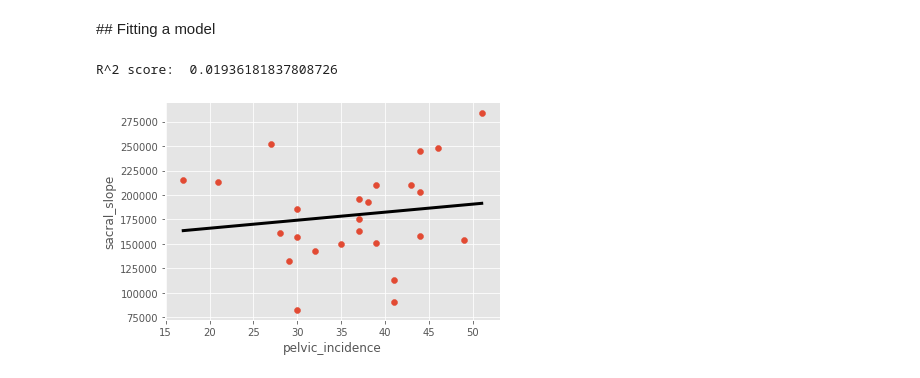
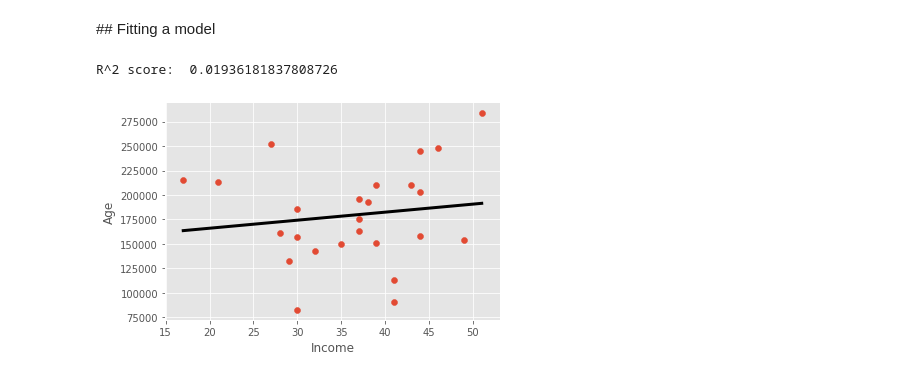
Before and after one commit to bozicb/bozicb.github.io, a Jupyter notebook: lectures/MLDA/Week 1/lab/Lab1.ipynb, the cells around one changed output. Cells and saved outputs as stored; diff of their text form; code cells hidden in the pictures.

```diff
--- a/lectures/MLDA/Week 1/lab/Lab1.ipynb
+++ b/lectures/MLDA/Week 1/lab/Lab1.ipynb
@@ -86,21 +83,21 @@ plt.show()
 # %%
 # LinearRegression
 from sklearn.linear_model import LinearRegression
 reg = LinearRegression()
 # Predict space
 predict_space = np.linspace(min(x), max(x)).reshape(-1,1)
 # Fit
 reg.fit(x,y)
 # Predict
 predicted = reg.predict(predict_space)
 # R^2
 print('R^2 score: ',reg.score(x, y))
 # Plot regression line and scatter
 plt.plot(predict_space, predicted, color='black', linewidth=3)
 plt.scatter(x=x,y=y)
-plt.xlabel('pelvic_incidence')
-plt.ylabel('sacral_slope')
+plt.xlabel('Income')
+plt.ylabel('Age')
 plt.show()
 # %% [output]
 R^2 score:  0.01936181837808726
-[figure, old version]
+[figure, new version]
```
Also changed, not shown: parts of 2 cells of this notebook, 27 other files.
